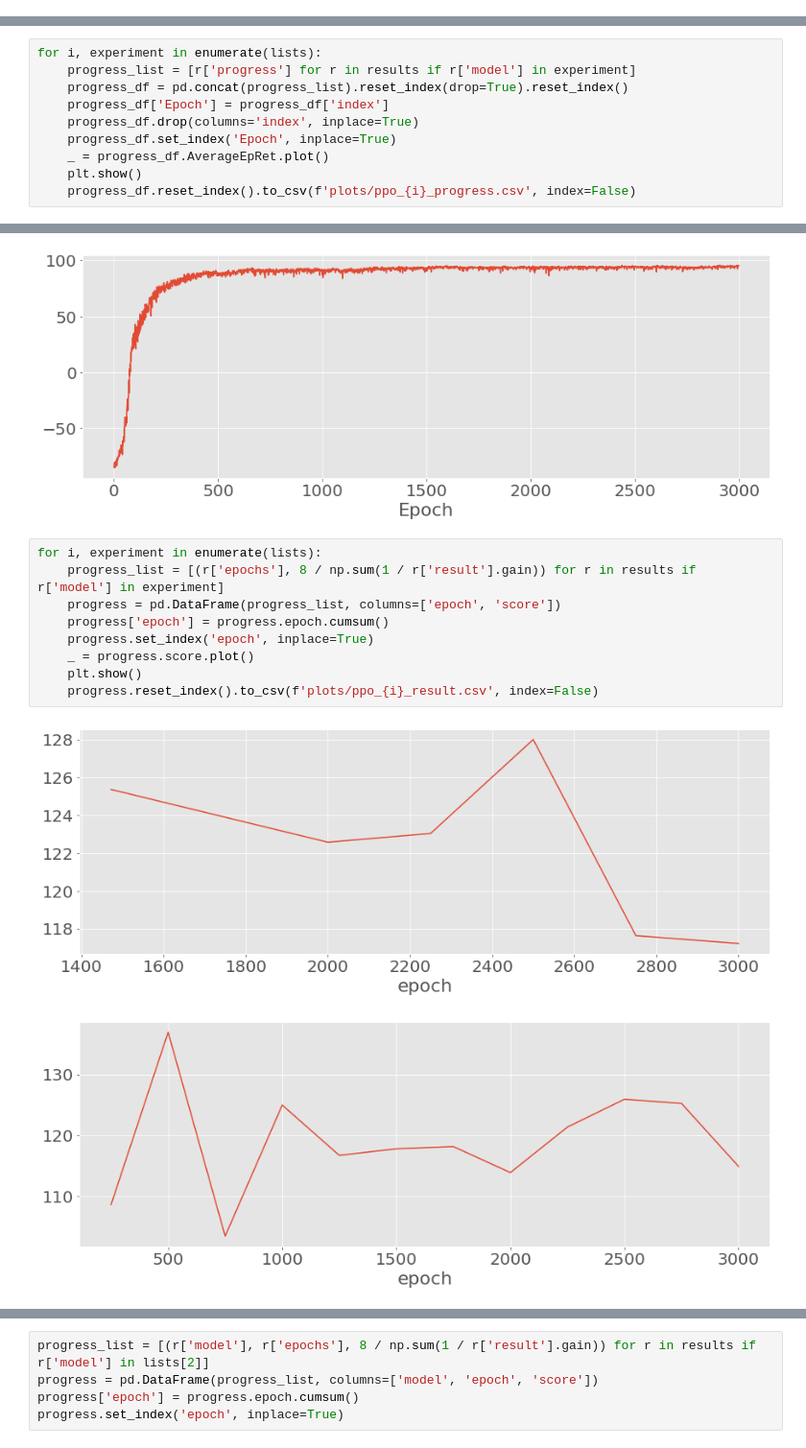
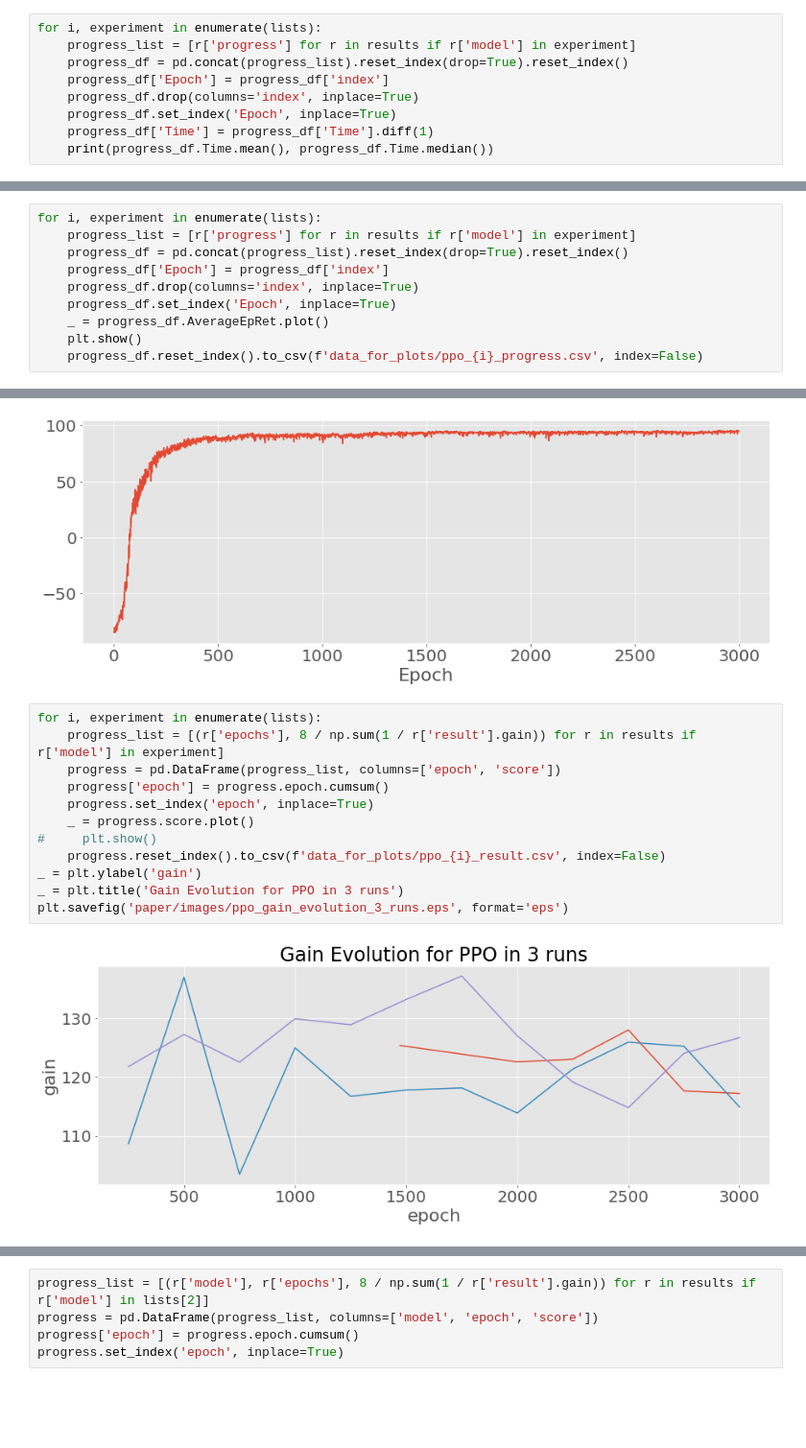
Before and after one commit to gabrielxzc/evoman-game-playing-competition-WCCI-2020, a Jupyter notebook: report_helper.ipynb, the cells around one changed output, grey strips where cells are left out. Shown at 96% size. Cells and saved outputs as stored; diff of their text form; blank space fills up the shorter version.

Commit message:
paper sync

```diff
--- a/report_helper.ipynb
+++ b/report_helper.ipynb
@@ -85,3 +85,12 @@ progress_df = pd.concat(progress_list).reset_index(drop=True).reset_index()
 progress_df['Epoch'] = progress_df['index']
 progress_df.drop(columns='index', inplace=True)
 progress_df.set_index('Epoch', inplace=True)
+# %%
+for i, experiment in enumerate(lists):
+    progress_list = [r['progress'] for r in results if r['model'] in experiment]
+    progress_df = pd.concat(progress_list).reset_index(drop=True).reset_index()
+    progress_df['Epoch'] = progress_df['index']
+    progress_df.drop(columns='index', inplace=True)
+    progress_df.set_index('Epoch', inplace=True)
+    progress_df['Time'] = progress_df['Time'].diff(1)
+    print(progress_df.Time.mean(), progress_df.Time.median())
@@ -94,7 +107,7 @@ for i, experiment in enumerate(lists):
     progress_df.set_index('Epoch', inplace=True)
     _ = progress_df.AverageEpRet.plot()
     plt.show()
-    progress_df.reset_index().to_csv(f'plots/ppo_{i}_progress.csv', index=False)
+    progress_df.reset_index().to_csv(f'data_for_plots/ppo_{i}_progress.csv', index=False)
 # %% [output]
 [figure]
 [figure]
@@ -102,12 +115,14 @@ for i, experiment in enumerate(lists):
 # %%
 for i, experiment in enumerate(lists):
     progress_list = [(r['epochs'], 8 / np.sum(1 / r['result'].gain)) for r in results if r['model'] in experiment]
     progress = pd.DataFrame(progress_list, columns=['epoch', 'score'])
     progress['epoch'] = progress.epoch.cumsum()
     progress.set_index('epoch', inplace=True)
     _ = progress.score.plot()
-    plt.show()
-    progress.reset_index().to_csv(f'plots/ppo_{i}_result.csv', index=False)
+#     plt.show()
+    progress.reset_index().to_csv(f'data_for_plots/ppo_{i}_result.csv', index=False)
+_ = plt.ylabel('gain')
+_ = plt.title('Gain Evolution for PPO in 3 runs')
+plt.savefig('paper/images/ppo_gain_evolution_3_runs.eps', format='eps')
 # %% [output]
-[figure, old version]
+[figure, new version]
-[figure, removed]
```
Also changed, not shown: parts of 14 cells of this notebook, 22 other files.
